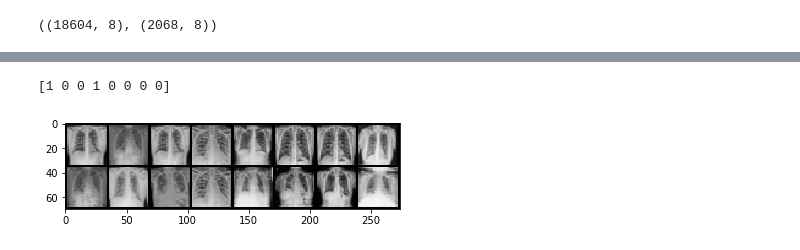
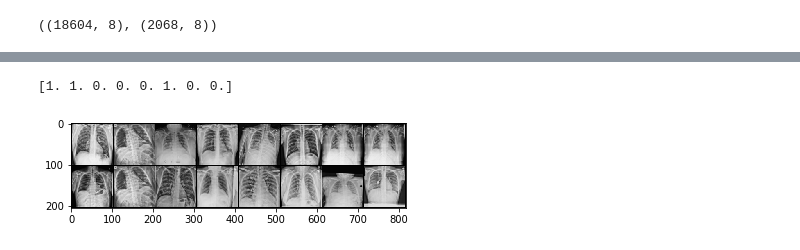
Before and after one commit to y2ee201/Covid-Research, a Jupyter notebook: Pytorch Siamese.ipynb, the cells around one changed output, grey strips where cells are left out. Saved outputs shown, nothing was run; the diff lists cells and outputs as text; code cells hidden in the pictures.

```diff
--- a/Pytorch Siamese.ipynb
+++ b/Pytorch Siamese.ipynb
@@ -15,6 +17,6 @@ from torch.optim import Adam
 # %%
-IMAGE_SIZE = (32, 32)
-BATCH_SIZE = 8
+IMAGE_SIZE = (100, 100)
+BATCH_SIZE = 60
 EPOCHS = 5
 # %%
 covid_df_orig = pd.read_pickle('./covid_df.pkl')
@@ -146,7 +146,7 @@ class Covid19SiameseDataSet_val(Dataset):
             img_0 = self.transform(img_0)
             img_1 = self.transform(img_1)
 
-        return img_0, img_1, torch.from_numpy(np.array(label))
+        return img_0, img_1, torch.from_numpy(np.array(label, dtype=np.float32))
 
     def __len__(self):
         return len(os.listdir(self.imageFolder))
@@ -177,16 +177,16 @@ print(example_batch[2].numpy())
 # %%
 vis_dataloader_val = DataLoader(covid_dataset_val,
                                 shuffle=False,
-                                batch_size=BATCH_SIZE)
+                                batch_size=8)
 dataiter_val = iter(vis_dataloader_val)
 
 example_batch = next(dataiter_val)
 concatenated = torch.cat((example_batch[0],example_batch[1]),0)
 plt.imshow(torchvision.utils.make_grid(concatenated).permute(1, 2, 0))
 print(example_batch[2].numpy())
 # %% [output]
-[1 0 0 1 0 0 0 0]
+[1. 1. 0. 0. 0. 1. 0. 0.]
-[figure, old version]
+[figure, new version]
 # %%
 class ContrastiveLoss(torch.nn.Module):
     """
```
Also changed, not shown: parts of 11 cells of this notebook, 2 other files.
